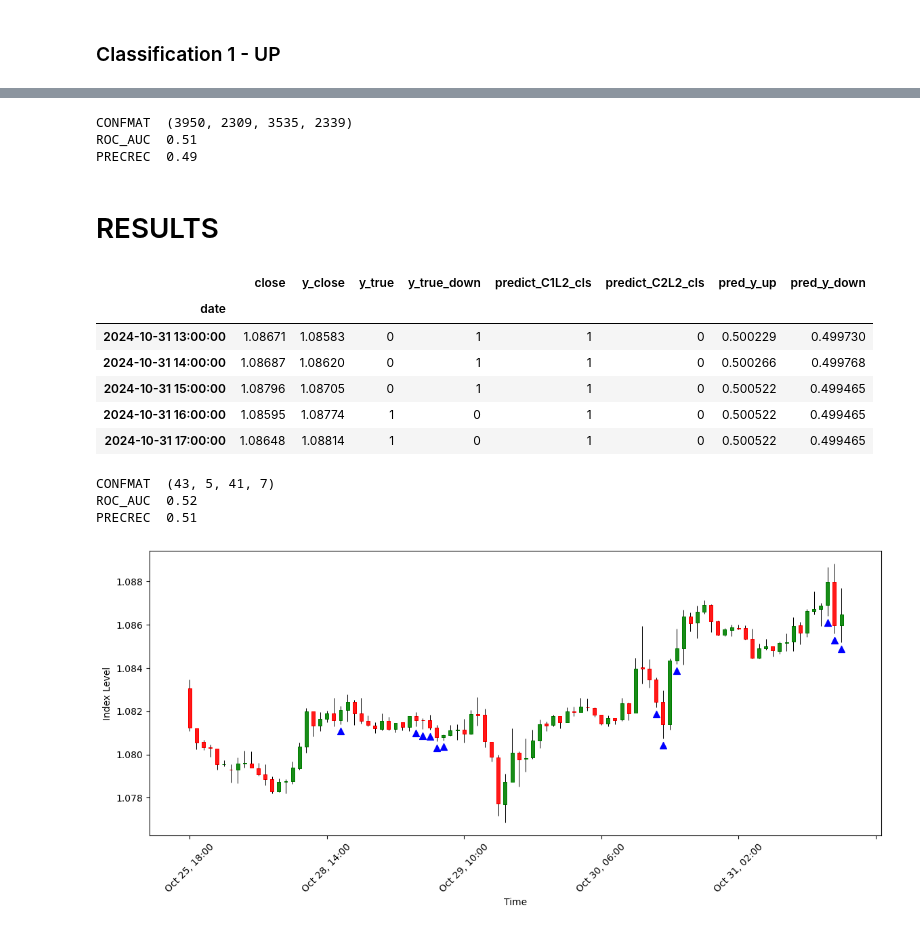
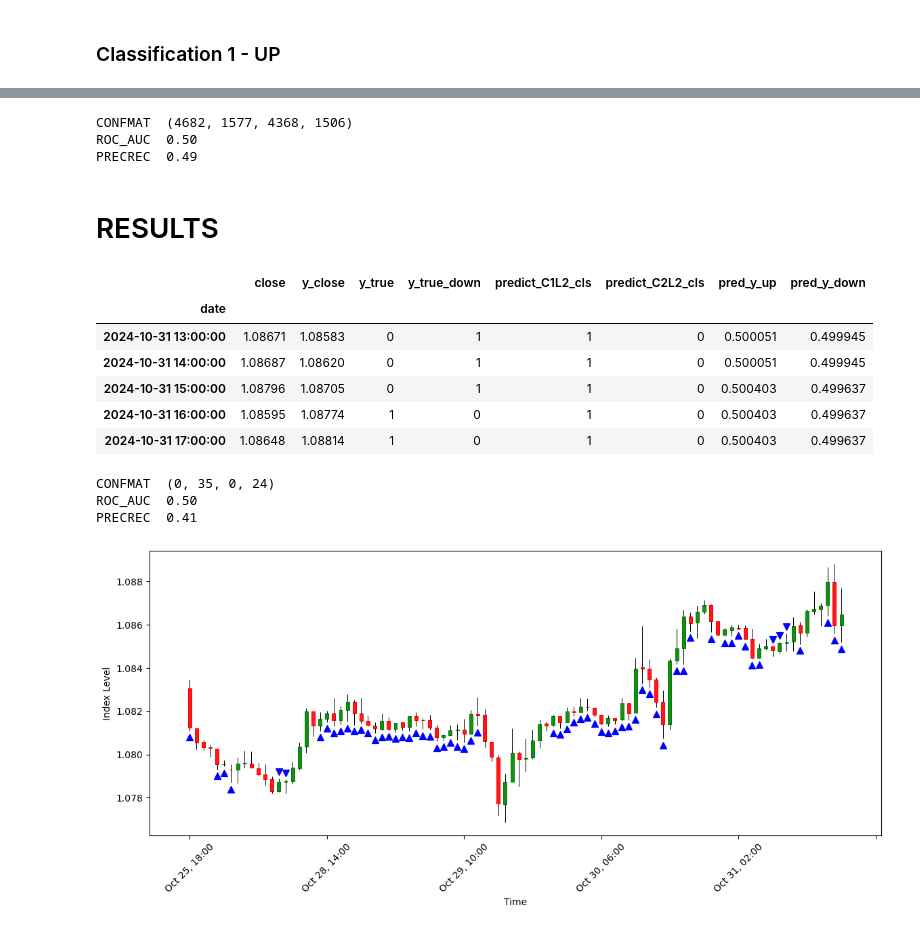
Before and after one commit to Priboy313/final-qualifying-work, a Jupyter notebook: main.ipynb, the cells around one changed output, grey strips where cells are left out. Cells and saved outputs as stored; diff of their text form; code cells hidden in the pictures.

Commit message:
train w time cls

```diff
--- a/main.ipynb
+++ b/main.ipynb
@@ -158,7 +158,7 @@ warnings.simplefilter(action='ignore', category=pd.errors.PerformanceWarning)
 warnings.simplefilter(action='ignore', category=pd.errors.SettingWithCopyWarning)
 
 df = set_daypart(df)
-df = df[['datetime', 'date', 'weekday', 'time', 'daypart', 'open', 'high', 'low', 'close', 'volume']]
+df = df[['date', 'weekday', 'time', 'daypart', 'open', 'high', 'low', 'close', 'volume']]
 # df
 # %% [markdown]
 ## Кастомные индикаторы
@@ -271,12 +271,12 @@ Index(['datetime', 'date', 'weekday', 'time', 'daypart', 'open', 'high', 'low',
 # %%
-list_base_time = ['weekday', 'daypart']
+list_base_time = ['time', 'weekday', 'daypart']
 
 list_base = ['open', 'high', 'low', 'close', 'volume']
 
 list_L1_ind = ['rsi', 'sma', 'lma', 'return', 'stoch']
 list_L1_cst = ['shd', 'trend', 'volume_']
 
-list_cat_feat = ['cls', 'weekday', 'daypart']
+list_cat_feat = ['cls', 'weekday', 'daypart', 'time']
 
 list_y = ['y_close']
 # %%
@@ -483,7 +486,8 @@ list_L2 = ['predict_R1L1',  'predict_R2L1',
            'predict_cls_R1L1', 'predict_cls_R2L1']
 
 XL2 = []
-XL2 = XL1.copy() + list_L2.copy()
+# XL2 = XL1.copy() + list_L2.copy()
+XL2 = list_base_time.copy() + list_L2.copy()
 
 print(f'XL2 len: {len(XL2)}')
 print(f'XL2: \n\t{XL2}')
@@ -587,8 +593,8 @@ warnings.simplefilter(action='ignore', category=pd.errors.SettingWithCopyWarning
 test.loc[:, 'predict_C2L2_cls'] = model_C2L2.predict(test[XL2])
 pdf.metrics.metrics_class(test.loc[:, 'y_true_down'], test.loc[:, 'predict_C2L2_cls'])
 # %% [output]
-CONFMAT  (3950, 2309, 3535, 2339)
-ROC_AUC  0.51
+CONFMAT  (4682, 1577, 4368, 1506)
+ROC_AUC  0.50
 PRECREC  0.49
 # %%
 warnings.simplefilter(action='ignore', category=FutureWarning)
@@ -610,11 +616,11 @@ test[['close', 'y_close', 'y_true', 'y_true_down',
 # %% [output]
 |  | close | y_close | y_true | y_true_down | predict_C1L2_cls | predict_C2L2_cls | pred_y_up | pred_y_down |
 | date |  |  |  |  |  |  |  |  |
-| 2024-10-31 13:00:00 | 1.08671 | 1.08583 | 0 | 1 | 1 | 0 | 0.500229 | 0.499730 |
-| 2024-10-31 14:00:00 | 1.08687 | 1.08620 | 0 | 1 | 1 | 0 | 0.500266 | 0.499768 |
-| 2024-10-31 15:00:00 | 1.08796 | 1.08705 | 0 | 1 | 1 | 0 | 0.500522 | 0.499465 |
-| 2024-10-31 16:00:00 | 1.08595 | 1.08774 | 1 | 0 | 1 | 0 | 0.500522 | 0.499465 |
-| 2024-10-31 17:00:00 | 1.08648 | 1.08814 | 1 | 0 | 1 | 0 | 0.500522 | 0.499465 |
+| 2024-10-31 13:00:00 | 1.08671 | 1.08583 | 0 | 1 | 1 | 0 | 0.500051 | 0.499945 |
+| 2024-10-31 14:00:00 | 1.08687 | 1.08620 | 0 | 1 | 1 | 0 | 0.500051 | 0.499945 |
+| 2024-10-31 15:00:00 | 1.08796 | 1.08705 | 0 | 1 | 1 | 0 | 0.500403 | 0.499637 |
+| 2024-10-31 16:00:00 | 1.08595 | 1.08774 | 1 | 0 | 1 | 0 | 0.500403 | 0.499637 |
+| 2024-10-31 17:00:00 | 1.08648 | 1.08814 | 1 | 0 | 1 | 0 | 0.500403 | 0.499637 |
 # %%
 warnings.simplefilter(action='ignore', category=FutureWarning)
 warnings.simplefilter(action='ignore', category=pd.errors.PerformanceWarning)
@@ -637,7 +643,7 @@ data.loc[data['ind_down'] == 1, 'ind_down'] = data['high'] + 0.0003
 res = data[['y_true', 'ind_up']]
 
 res.loc[res['ind_up'] > 0, 'ind_pred'] = 1
-res.loc[res['ind_pred'] != 1.0, 'ind_pred'] = 0
+res = res.loc[res['ind_pred'] == 1.0]
 res['ind_pred'] = res['ind_pred'].astype(int)
 
 pdf.metrics.metrics_class(res.loc[:,'y_true'], res.loc[:,'ind_pred'])
@@ -648,42 +654,42 @@ add_plot = [
                      marker='^', markersize=50,
                      panel=0,
                      ),
 
-    # mpf.make_addplot(data['ind_down'],
-    #                  type='scatter', color='blue',
-    #                  marker='v', markersize=50,
-    #                  panel=0
-    #                  )
+    mpf.make_addplot(data['ind_down'],
+                     type='scatter', color='blue',
+                     marker='v', markersize=50,
+                     panel=0
+                     )
 ]
 
 mc = mpf.make_marketcolors(
     up='green', down='red',
     edge='inherit',
     wick='black',
     volume='in',
     ohlc='i',
 )
 
 s = mpf.make_mpf_style(
     marketcolors=mc,
 )
 
 mpf.plot(
     data,
     type='candle',
     volume=False,
     figsize=(15, 6),
     # title=my_title,
     ylabel='Index Level',
     xlabel='Time',
     style=s,
     addplot=add_plot
 )
 # %% [output]
-CONFMAT  (43, 5, 41, 7)
-ROC_AUC  0.52
-PRECREC  0.51
+CONFMAT  (0, 35, 0, 24)
+ROC_AUC  0.50
+PRECREC  0.41
-[figure, old version]
+[figure, new version]
 # %%
 res.tail(15)
 # %% [output]
```
Also changed, not shown: parts of 20 cells of this notebook, 6 other files.
